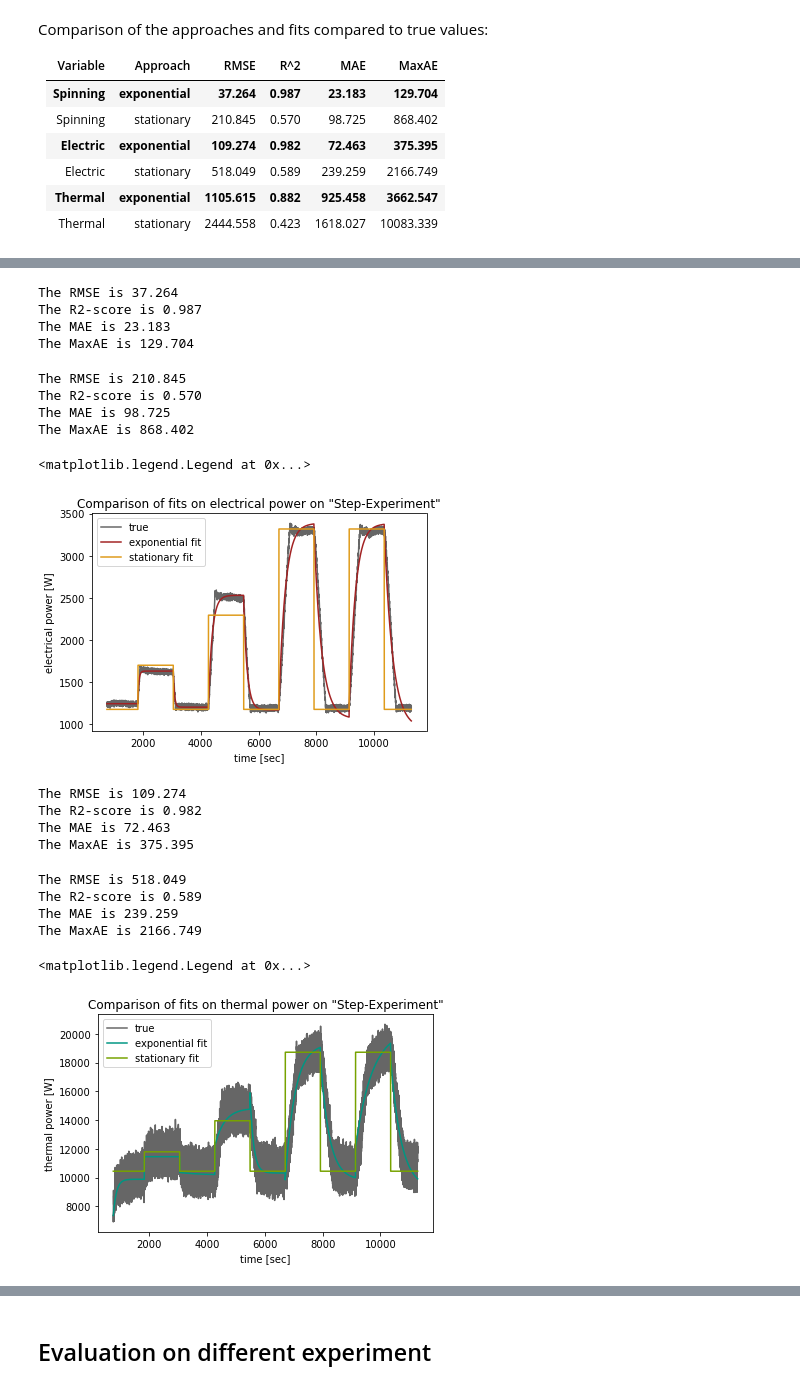
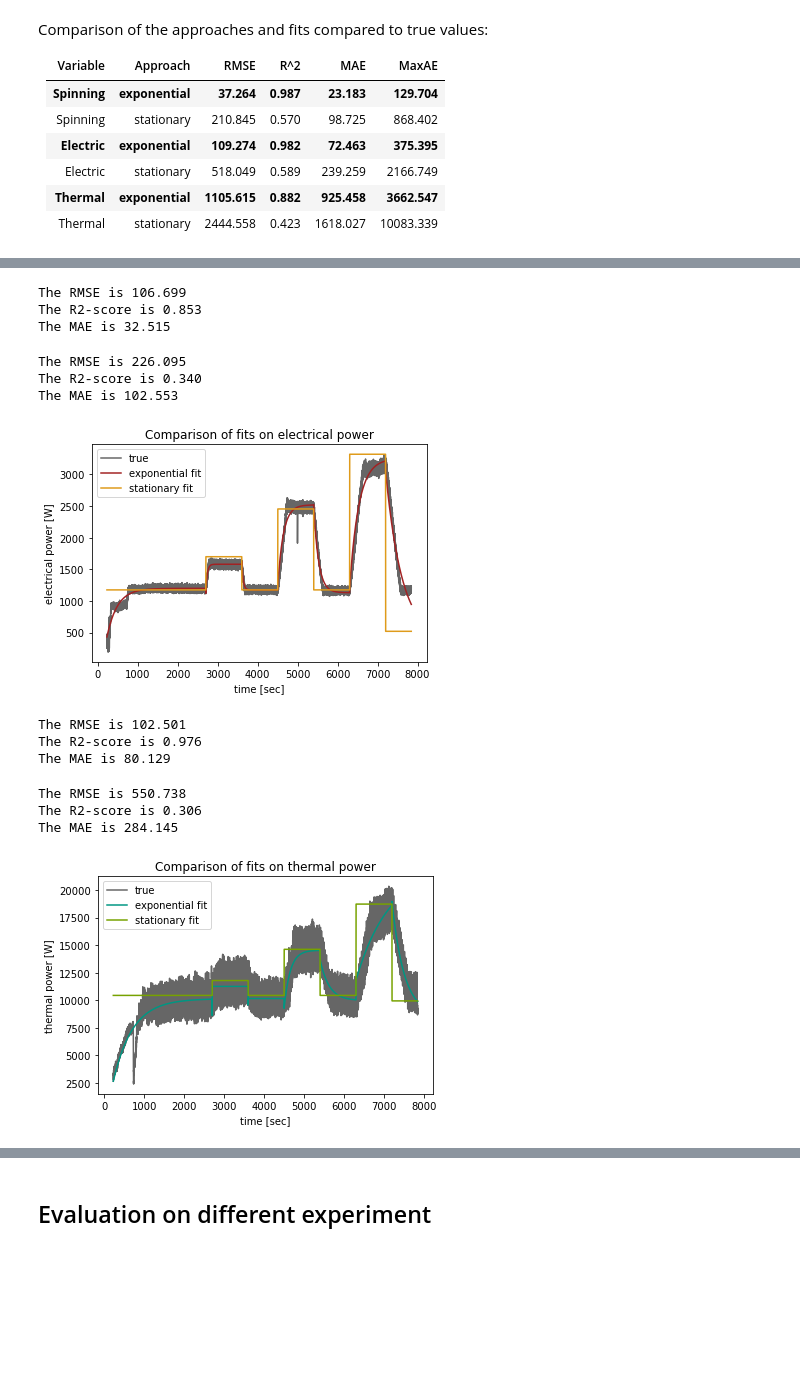
Before and after one commit to Energy-Theory-Guided-Data-Science/Gas-Turbine, a Jupyter notebook: Code/41_Theoretical Prediction.ipynb, the cells around one changed output, grey strips where cells are left out. Drawn from its saved outputs; the diff is of its cells as text; code cells hidden in the pictures; blank space fills up the shorter version.

```diff
--- a/Code/41_Theoretical Prediction.ipynb
+++ b/Code/41_Theoretical Prediction.ipynb
@@ -18,0 +23,7 @@ OPEN_FOLDER = '../Data/Temp_Data/'
+# %%
+image_path = "../Images/"
+image_subfolder = "Theoretical Prediction/"
+image_folder = image_path + image_subfolder + timestr +"/"
+
+gf.check_folder(image_path)
+gf.check_folder(image_folder)
@@ -19,11 +33,11 @@ OPEN_FOLDER = '../Data/Temp_Data/'
 # %%
-kit_orange = pp.getColor('orange')
-kit_green = pp.getColor('green')
-kit_blue = pp.getColor('blue')
-kit_cyan = pp.getColor('cyan')
-kit_red = pp.getColor('red')
-kit_lightgreen = pp.getColor('lightgreen')
-kit_grey = pp.getColor('grey')
+kit_orange = gf.get_color('orange')
+kit_green = gf.get_color('green')
+kit_blue = gf.get_color('blue')
+kit_cyan = gf.get_color('cyan')
+kit_red = gf.get_color('red')
+kit_lightgreen = gf.get_color('lightgreen')
+kit_grey = gf.get_color('grey')
 # %% [markdown]
 ## Specify Methods needed for approximation
 # %%
@@ -95,4 +115,4 @@ def getTimeSplits(df):
 # %% [markdown]
 This is the only cell that needs adaptation depending on the experiment!
 # %%
-exp_4 = pp.openCSVFile('experiment_4b_short.csv', OPEN_FOLDER)
+exp_4 = gf.open_CSV_file('experiment_20_short.csv', OPEN_FOLDER)
@@ -99,2 +122,6 @@ exp_4 = pp.openCSVFile('experiment_4b_short.csv', OPEN_FOLDER)
+# %%
+exp_4['spinning_approx'] = exp_4['spinning_ist']
+exp_1['spinning_approx'] = exp_1['spinning_ist']
+exp_9['spinning_approx'] = exp_9['spinning_ist']
 # %%
 time_splits_4 = getTimeSplits(exp_4)
@@ -170,51 +204,51 @@ plt.legend()
 # %%
-pp.measureDifference(exp_4, 'spinning_approx', 'spin_fit') # exponential
+gf.measure_difference(exp_4['spinning_approx'], exp_4['spin_fit']) # exponential
 # %% [output]
-The RMSE is 37.264
-The R2-score is 0.987
-The MAE is 23.183
-The MaxAE is 129.704
+The RMSE is 106.699
+The R2-score is 0.853
+The MAE is 32.515
 # %%
-pp.measureDifference(exp_4, 'spinning_approx', 'spin_pred') # stationary
+gf.measure_difference(exp_4['spinning_approx'], exp_4['spin_pred']) # stationary
 # %% [output]
-The RMSE is 210.845
-The R2-score is 0.570
-The MAE is 98.725
-The MaxAE is 868.402
+The RMSE is 226.095
+The R2-score is 0.340
+The MAE is 102.553
 # %%
 plt.plot(exp_4['time'], exp_4['el_power'], color = kit_grey, label = 'true')
 plt.plot(exp_4['time'], exp_4['el_approx'], color = kit_red, label = 'exponential fit')
 plt.plot(exp_4['time'], exp_4['el_pred'], color = kit_orange, label = 'stationary fit')
-plt.title('Comparison of fits on electrical power on "Step-Experiment"')
+plt.title('Comparison of fits on electrical power')
 plt.xlabel('time [sec]')
 plt.ylabel('electrical power [W]')
 plt.legend()
+
+plt.savefig(image_folder + "fits_el.png")
+plt.savefig(image_folder + "fits_el.svg")
 # %% [output]
-<matplotlib.legend.Legend at 0x...>
-[figure, old version]
+[figure, new version]
 # %%
-pp.measureDifference(exp_4, 'el_power', 'el_approx') # exponential
+gf.measure_difference(exp_4['el_power'], exp_4['el_approx']) # exponential
 # %% [output]
-The RMSE is 109.274
-The R2-score is 0.982
-The MAE is 72.463
-The MaxAE is 375.395
+The RMSE is 102.501
+The R2-score is 0.976
+The MAE is 80.129
 # %%
-pp.measureDifference(exp_4, 'el_power', 'el_pred') # stationary
+gf.measure_difference(exp_4['el_power'], exp_4['el_pred']) # stationary
 # %% [output]
-The RMSE is 518.049
-The R2-score is 0.589
-The MAE is 239.259
-The MaxAE is 2166.749
+The RMSE is 550.738
+The R2-score is 0.306
+The MAE is 284.145
 # %%
 plt.plot(exp_4['time'], exp_4['th_power'], color = kit_grey, label = 'true')
 plt.plot(exp_4['time'], exp_4['th_approx'], color = kit_green, label = 'exponential fit')
 plt.plot(exp_4['time'], exp_4['th_pred'], color = kit_lightgreen, label = 'stationary fit')
-plt.title('Comparison of fits on thermal power on "Step-Experiment"')
+plt.title('Comparison of fits on thermal power')
 plt.xlabel('time [sec]')
 plt.ylabel('thermal power [W]')
 plt.legend()
+
+plt.savefig(image_folder + "fits_th.png")
+plt.savefig(image_folder + "fits_th.svg")
 # %% [output]
-<matplotlib.legend.Legend at 0x...>
-[figure, old version]
+[figure, new version]
 # %%
```
Also changed, not shown: parts of 50 cells of this notebook.
